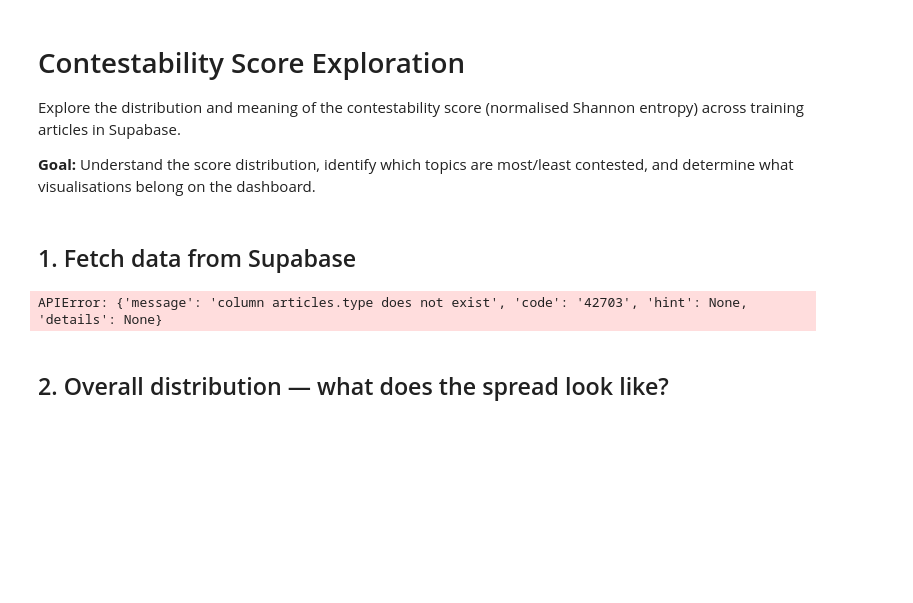
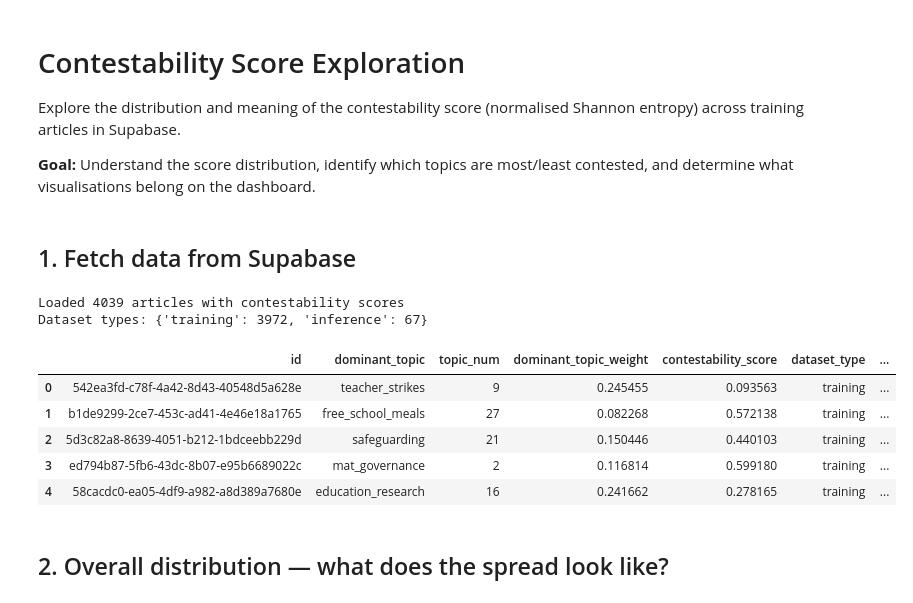
Before and after one commit to Yorkel/atlas-ed, a Jupyter notebook: experiments/notebooks/contestability_exploration.ipynb, the cells around one changed output. Saved outputs shown, nothing was run; the diff lists cells and outputs as text; code cells hidden in the pictures; blank space fills up the shorter version.

```diff
--- a/experiments/notebooks/contestability_exploration.ipynb
+++ b/experiments/notebooks/contestability_exploration.ipynb
@@ -23,31 +23,38 @@ plt.rcParams["figure.figsize"] = (12, 5)
 # %%
 client = create_client(os.environ["SUPABASE_URL"], os.environ["SUPABASE_SERVICE_KEY"])
 
 # Paginate to get all rows (Supabase default limit is 1000)
 PAGE_SIZE = 500
 all_rows = []
 page = 0
 while True:
     start = page * PAGE_SIZE
     resp = (
         client.table("articles")
-        .select("id, dominant_topic, topic_num, dominant_topic_weight, contestability_score, dataset_type, article_date, source, type")
+        .select("id, dominant_topic, topic_num, dominant_topic_weight, contestability_score, dataset_type, article_date, source")
         .not_.is_("contestability_score", "null")
         .range(start, start + PAGE_SIZE - 1)
         .execute()
     )
     all_rows.extend(resp.data)
     if len(resp.data) < PAGE_SIZE:
         break
     page += 1
 
 df = pd.DataFrame(all_rows)
 df["article_date"] = pd.to_datetime(df["article_date"], errors="coerce")
 print(f"Loaded {len(df)} articles with contestability scores")
 print(f"Dataset types: {df['dataset_type'].value_counts().to_dict()}")
 df.head()
 # %% [output]
-APIError: {'message': 'column articles.type does not exist', 'code': '42703', 'hint': None, 'details': None}
+Loaded 4039 articles with contestability scores
+Dataset types: {'training': 3972, 'inference': 67}
+|  | id | dominant_topic | topic_num | dominant_topic_weight | contestability_score | dataset_type | ... |
+| 0 | 542ea3fd-c78f-4a42-8d43-40548d5a628e | teacher_strikes | 9 | 0.245455 | 0.093563 | training | ... |
+| 1 | b1de9299-2ce7-453c-ad41-4e46e18a1765 | free_school_meals | 27 | 0.082268 | 0.572138 | training | ... |
+| 2 | 5d3c82a8-8639-4051-b212-1bdceebb229d | safeguarding | 21 | 0.150446 | 0.440103 | training | ... |
+| 3 | ed794b87-5fb6-43dc-8b07-e95b6689022c | mat_governance | 2 | 0.116814 | 0.599180 | training | ... |
+| 4 | 58cacdc0-ea05-4df9-a982-a8d389a7680e | education_research | 16 | 0.241662 | 0.278165 | training | ... |
 # %% [markdown]
 ## 2. Overall distribution — what does the spread look like?
 # %%
```
Also changed, not shown: parts of 8 cells of this notebook, 1 other file.
